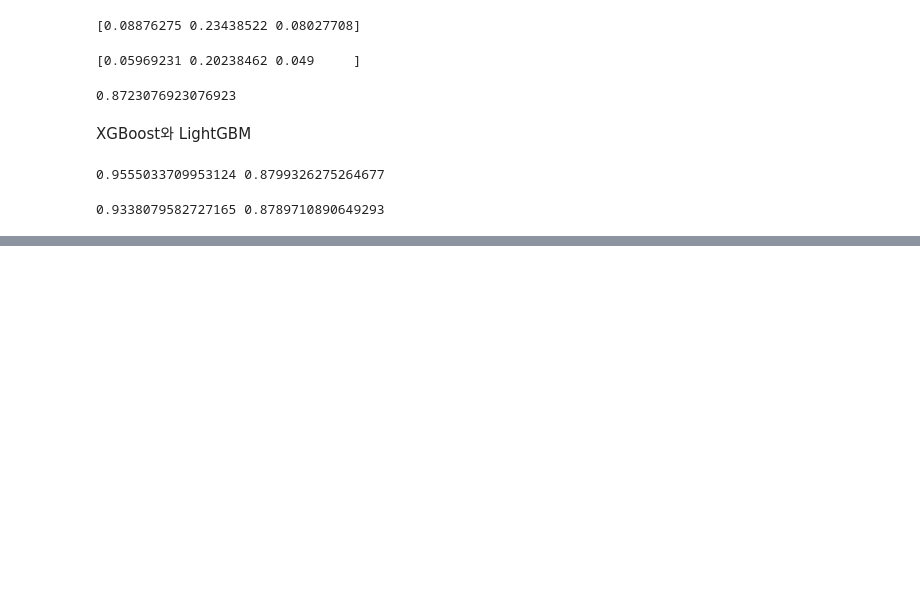
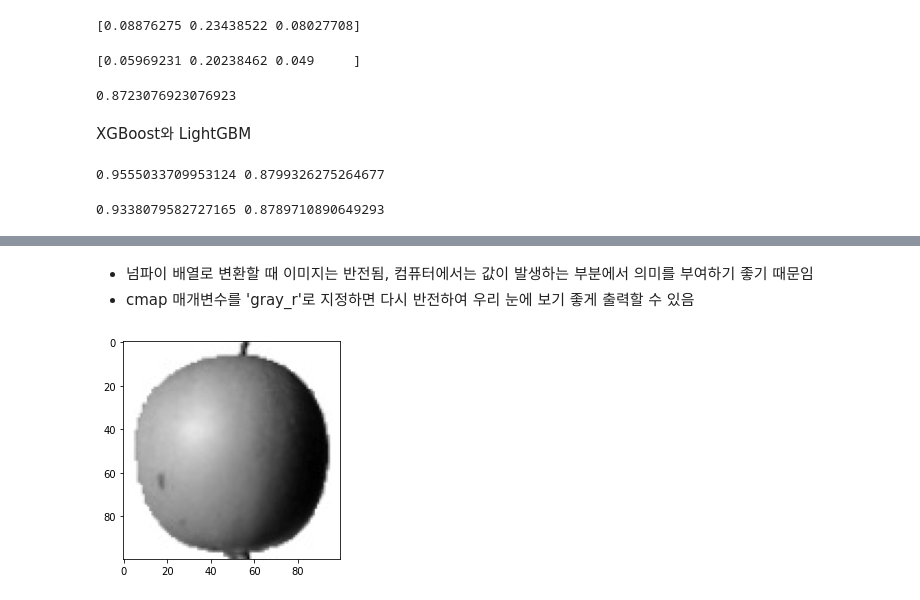
Before and after one commit to bravo-jino/Data-Science-Training, a Jupyter notebook: by_myself_ML&DL.ipynb, the cells around one changed output, grey strips where cells are left out. Drawn from its saved outputs; the diff is of its cells as text; code cells hidden in the pictures; blank space fills up the shorter version.

```diff
--- a/by_myself_ML&DL.ipynb
+++ b/by_myself_ML&DL.ipynb
@@ -1708,0 +1763,8 @@ print(np.mean(scores['train_score']), np.mean(scores['test_score']))
+# %% [markdown]
+- 넘파이 배열로 변환할 때 이미지는 반전됨, 컴퓨터에서는 값이 발생하는 부분에서 의미를 부여하기 좋기 때문임
+- cmap 매개변수를 'gray_r'로 지정하면 다시 반전하여 우리 눈에 보기 좋게 출력할 수 있음
+# %%
+plt.imshow(fruits[0], cmap='gray_r')
+plt.show()
+# %% [output]
+[figure, added]
```
Also changed, not shown: parts of 20 cells of this notebook.
